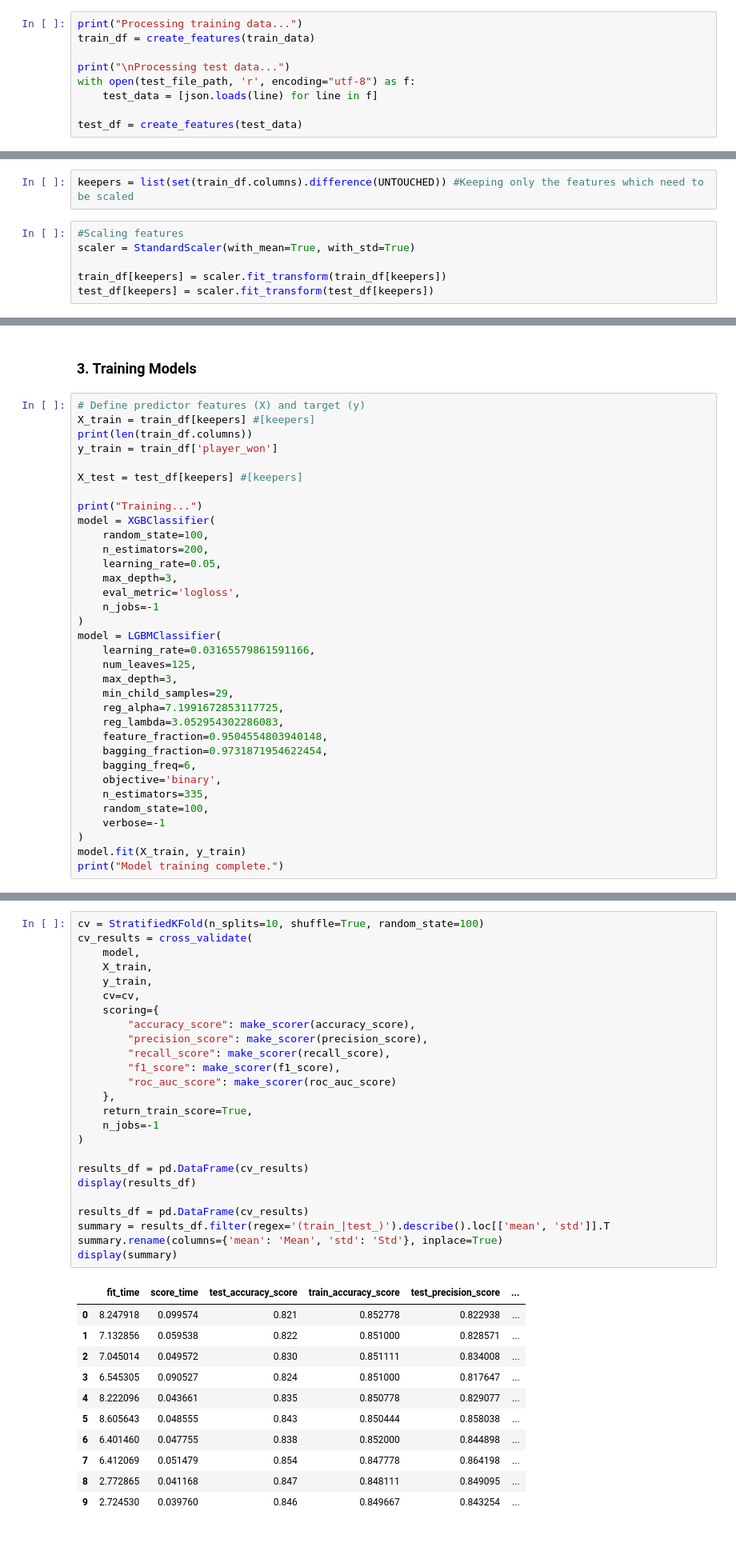
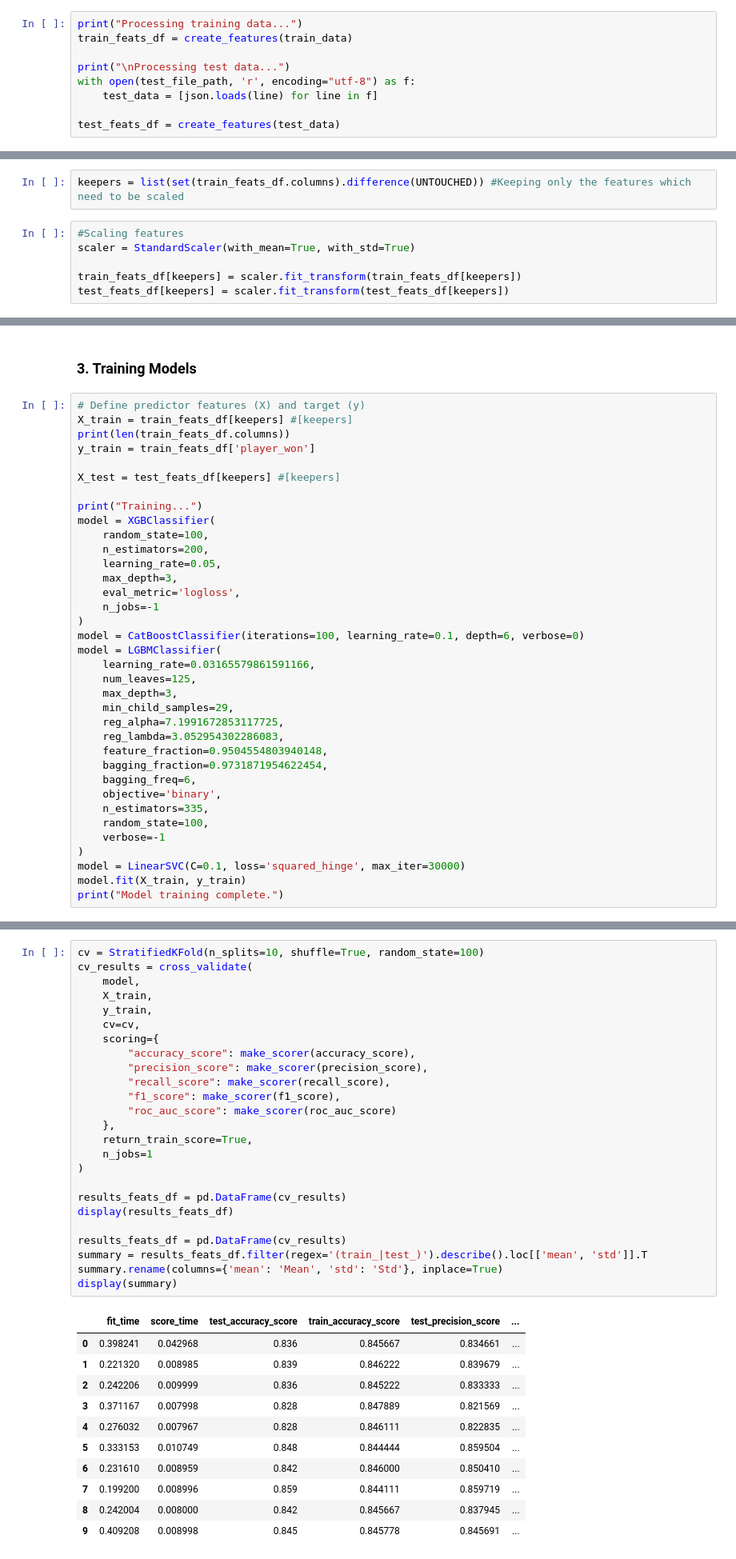
Before and after one commit to stebtc04/pokemon-challenge, a Jupyter notebook: starter-notebook.ipynb, the cells around one changed output, grey strips where cells are left out. Shown at 80% size. Saved outputs shown, nothing was run; the diff lists cells and outputs as text.

Commit message:
New features and old models includes

```diff
--- a/starter-notebook.ipynb
+++ b/starter-notebook.ipynb
@@ -457,23 +501,23 @@ def create_features(data: list[dict]) -> pd.DataFrame:  # Function takes a list
 # %%
 print("Processing training data...")
-train_df = create_features(train_data)
+train_feats_df = create_features(train_data)
 
 print("\nProcessing test data...")
 with open(test_file_path, 'r', encoding="utf-8") as f:
     test_data = [json.loads(line) for line in f]
 
-test_df = create_features(test_data)
+test_feats_df = create_features(test_data)
 # %% [output]
 Processing training data...
 
 Processing test data...
 # %%
-keepers = list(set(train_df.columns).difference(UNTOUCHED)) #Keeping only the features which need to be scaled
+keepers = list(set(train_feats_df.columns).difference(UNTOUCHED)) #Keeping only the features which need to be scaled
 # %%
 #Scaling features
 scaler = StandardScaler(with_mean=True, with_std=True)
 
-train_df[keepers] = scaler.fit_transform(train_df[keepers])
-test_df[keepers] = scaler.fit_transform(test_df[keepers])
+train_feats_df[keepers] = scaler.fit_transform(train_feats_df[keepers])
+test_feats_df[keepers] = scaler.fit_transform(test_feats_df[keepers])
 # %%
 print("\nTraining dataset preview:")
@@ -553,11 +597,11 @@ Length: 118, dtype: object
 ### 3. Training Models
 # %%
 # Define predictor features (X) and target (y)
-X_train = train_df[keepers] #[keepers]
-print(len(train_df.columns))
-y_train = train_df['player_won']
+X_train = train_feats_df[keepers] #[keepers]
+print(len(train_feats_df.columns))
+y_train = train_feats_df['player_won']
 
-X_test = test_df[keepers] #[keepers]
+X_test = test_feats_df[keepers] #[keepers]
 
 print("Training...")
 model = XGBClassifier(
@@ -568,6 +612,7 @@ model = XGBClassifier(
     eval_metric='logloss',
     n_jobs=-1
 )
+model = CatBoostClassifier(iterations=100, learning_rate=0.1, depth=6, verbose=0)
 model = LGBMClassifier(
     learning_rate=0.03165579861591166,
     num_leaves=125,
@@ -583,6 +628,7 @@ model = LGBMClassifier(
     random_state=100,
     verbose=-1
 )
+model = LinearSVC(C=0.1, loss='squared_hinge', max_iter=30000)
 model.fit(X_train, y_train)
 print("Model training complete.")
 # %% [output]
@@ -592,38 +638,38 @@ Model training complete.
 # %%
 cv = StratifiedKFold(n_splits=10, shuffle=True, random_state=100)
 cv_results = cross_validate(
     model,
     X_train,
     y_train,
     cv=cv,
     scoring={
         "accuracy_score": make_scorer(accuracy_score),
         "precision_score": make_scorer(precision_score),
         "recall_score": make_scorer(recall_score),
         "f1_score": make_scorer(f1_score),
         "roc_auc_score": make_scorer(roc_auc_score)
     },
     return_train_score=True,
-    n_jobs=-1
+    n_jobs=1
 )
 
-results_df = pd.DataFrame(cv_results)
-display(results_df)
+results_feats_df = pd.DataFrame(cv_results)
+display(results_feats_df)
 
-results_df = pd.DataFrame(cv_results)
-summary = results_df.filter(regex='(train_|test_)').describe().loc[['mean', 'std']].T
+results_feats_df = pd.DataFrame(cv_results)
+summary = results_feats_df.filter(regex='(train_|test_)').describe().loc[['mean', 'std']].T
 summary.rename(columns={'mean': 'Mean', 'std': 'Std'}, inplace=True)
 display(summary)
 # %% [output]
 |  | fit_time | score_time | test_accuracy_score | train_accuracy_score | test_precision_score | ... |
-| 0 | 8.247918 | 0.099574 | 0.821 | 0.852778 | 0.822938 | ... |
-| 1 | 7.132856 | 0.059538 | 0.822 | 0.851000 | 0.828571 | ... |
-| 2 | 7.045014 | 0.049572 | 0.830 | 0.851111 | 0.834008 | ... |
-| 3 | 6.545305 | 0.090527 | 0.824 | 0.851000 | 0.817647 | ... |
-| 4 | 8.222096 | 0.043661 | 0.835 | 0.850778 | 0.829077 | ... |
-| 5 | 8.605643 | 0.048555 | 0.843 | 0.850444 | 0.858038 | ... |
-| 6 | 6.401460 | 0.047755 | 0.838 | 0.852000 | 0.844898 | ... |
-| 7 | 6.412069 | 0.051479 | 0.854 | 0.847778 | 0.864198 | ... |
-| 8 | 2.772865 | 0.041168 | 0.847 | 0.848111 | 0.849095 | ... |
-| 9 | 2.724530 | 0.039760 | 0.846 | 0.849667 | 0.843254 | ... |
+| 0 | 0.398241 | 0.042968 | 0.836 | 0.845667 | 0.834661 | ... |
+| 1 | 0.221320 | 0.008985 | 0.839 | 0.846222 | 0.839679 | ... |
+| 2 | 0.242206 | 0.009999 | 0.836 | 0.845222 | 0.833333 | ... |
+| 3 | 0.371167 | 0.007998 | 0.828 | 0.847889 | 0.821569 | ... |
+| 4 | 0.276032 | 0.007967 | 0.828 | 0.846111 | 0.822835 | ... |
+| 5 | 0.333153 | 0.010749 | 0.848 | 0.844444 | 0.859504 | ... |
+| 6 | 0.231610 | 0.008959 | 0.842 | 0.846000 | 0.850410 | ... |
+| 7 | 0.199200 | 0.008996 | 0.859 | 0.844111 | 0.859719 | ... |
+| 8 | 0.242004 | 0.008000 | 0.842 | 0.845667 | 0.837945 | ... |
+| 9 | 0.409208 | 0.008998 | 0.845 | 0.845778 | 0.845691 | ... |
 |  | Mean | Std |
```
Also changed, not shown: parts of 7 cells of this notebook.
